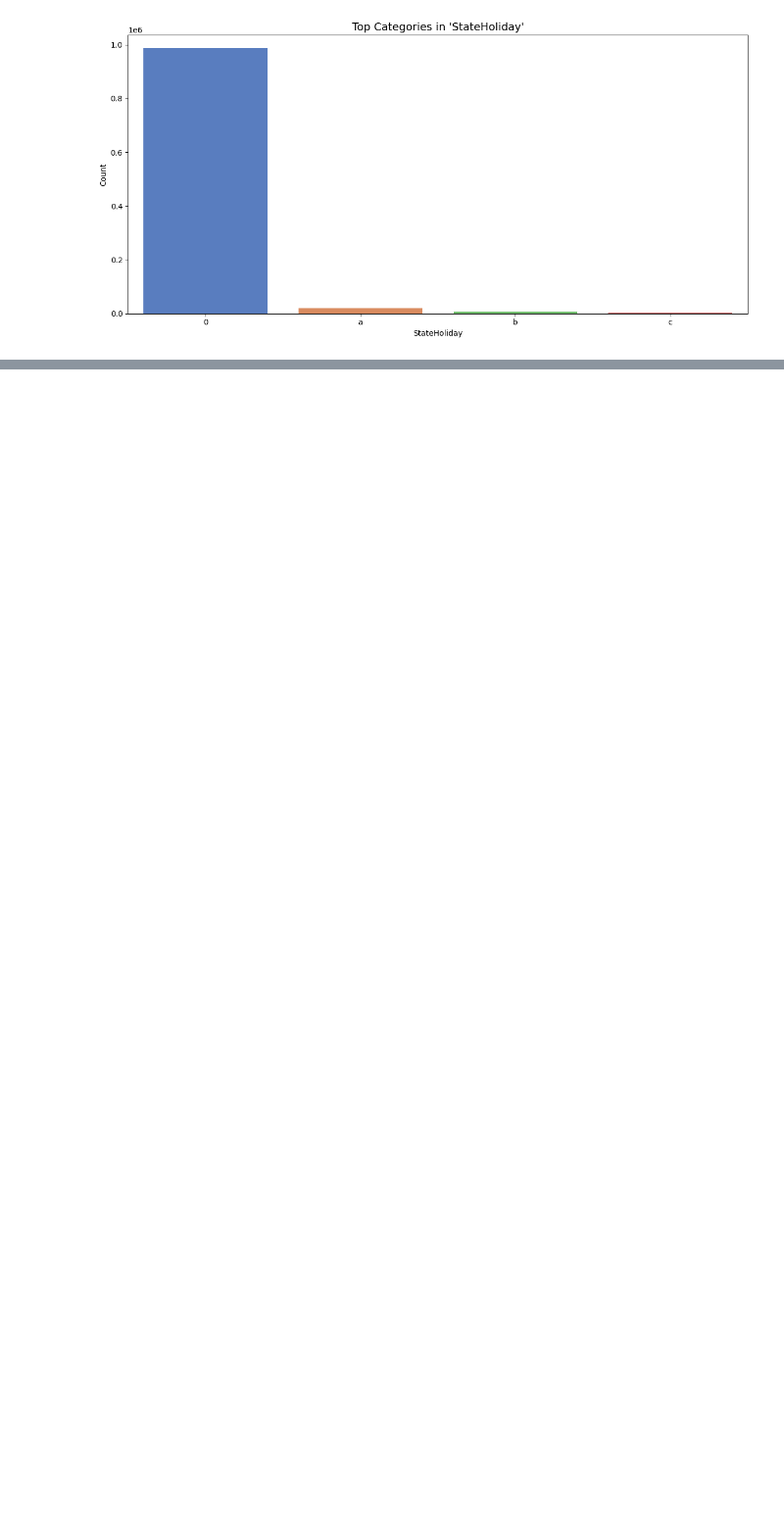
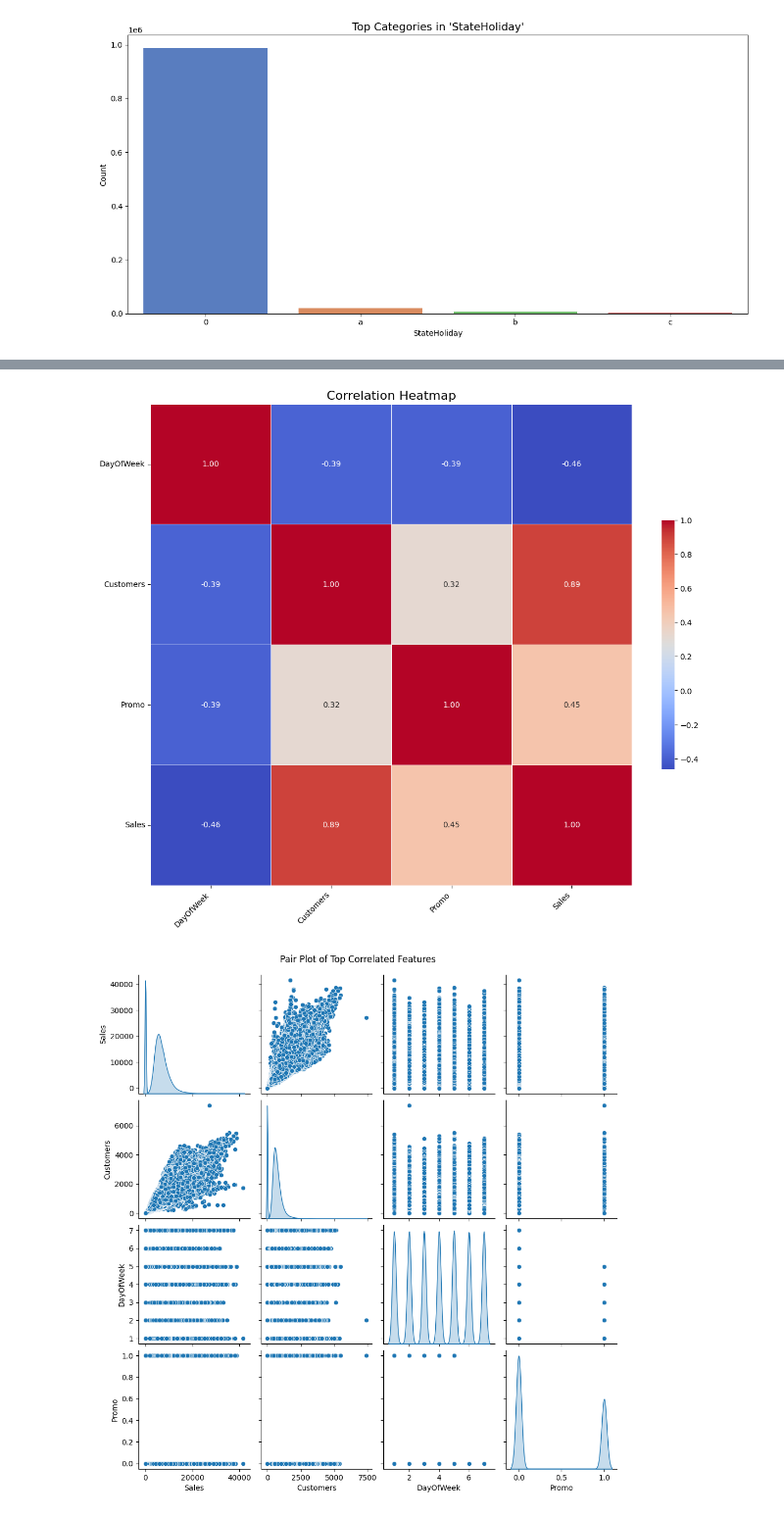
Before and after one commit to l-michalik/MICHALIK, a Jupyter notebook: MFinals/Forecasting Rossmann Store Sales/analysis/EDA.ipynb, the cells around one changed output, grey strips where cells are left out. Shown: that part at 98% size. Drawn from its saved outputs; the diff is of its cells as text; code cells hidden in the pictures; blank space fills up the shorter version.

```diff
--- a/MFinals/Forecasting Rossmann Store Sales/analysis/EDA.ipynb
+++ b/MFinals/Forecasting Rossmann Store Sales/analysis/EDA.ipynb
@@ -81,0 +96,7 @@ univariate_analyzer.execute_analysis(df, 'StateHoliday')
+# %%
+multivariate_analysis = SimpleMultivariateAnalysis()
+selected_features = df[['DayOfWeek', 'Customers', 'Promo', 'Sales']]
+multivariate_analysis.analyze(selected_features)
+# %% [output]
+[figure, added]
+[figure, added]
```
Also changed, not shown: parts of 4 cells of this notebook, 3 other files.
